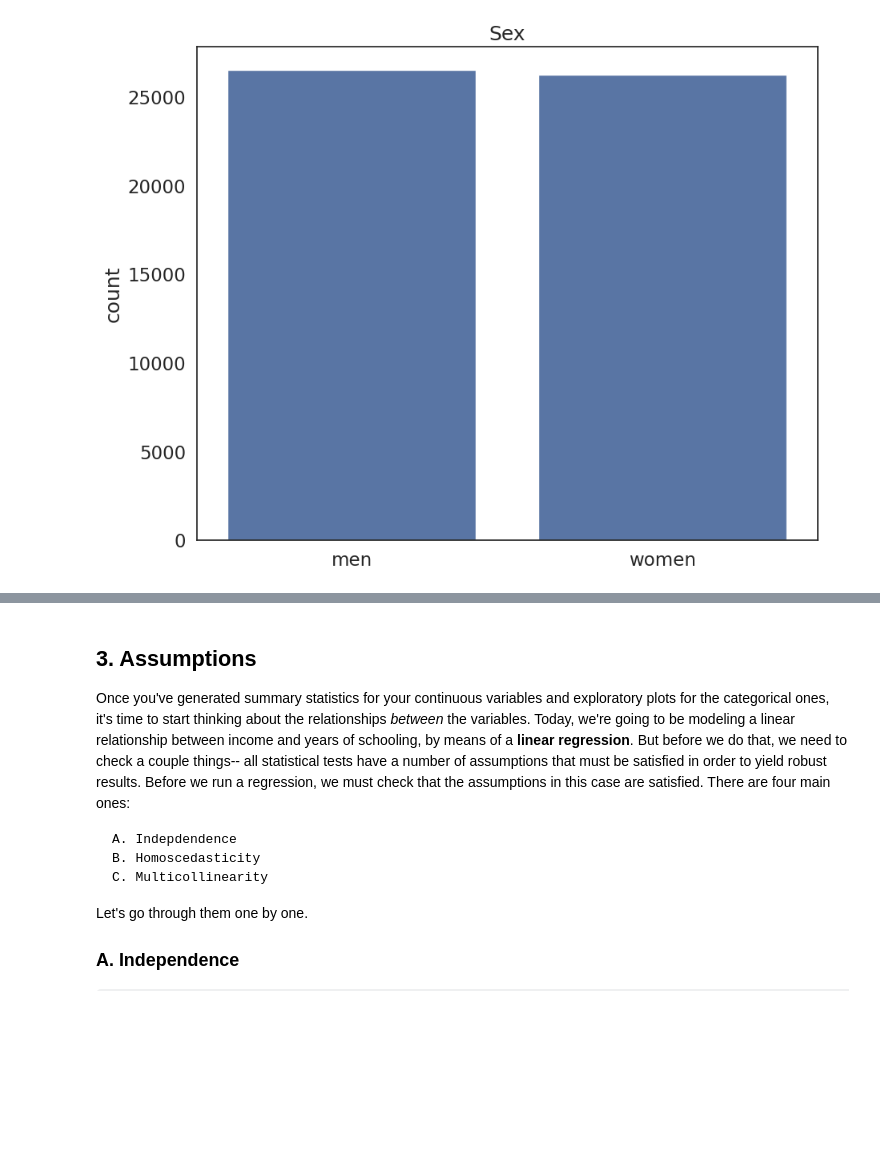
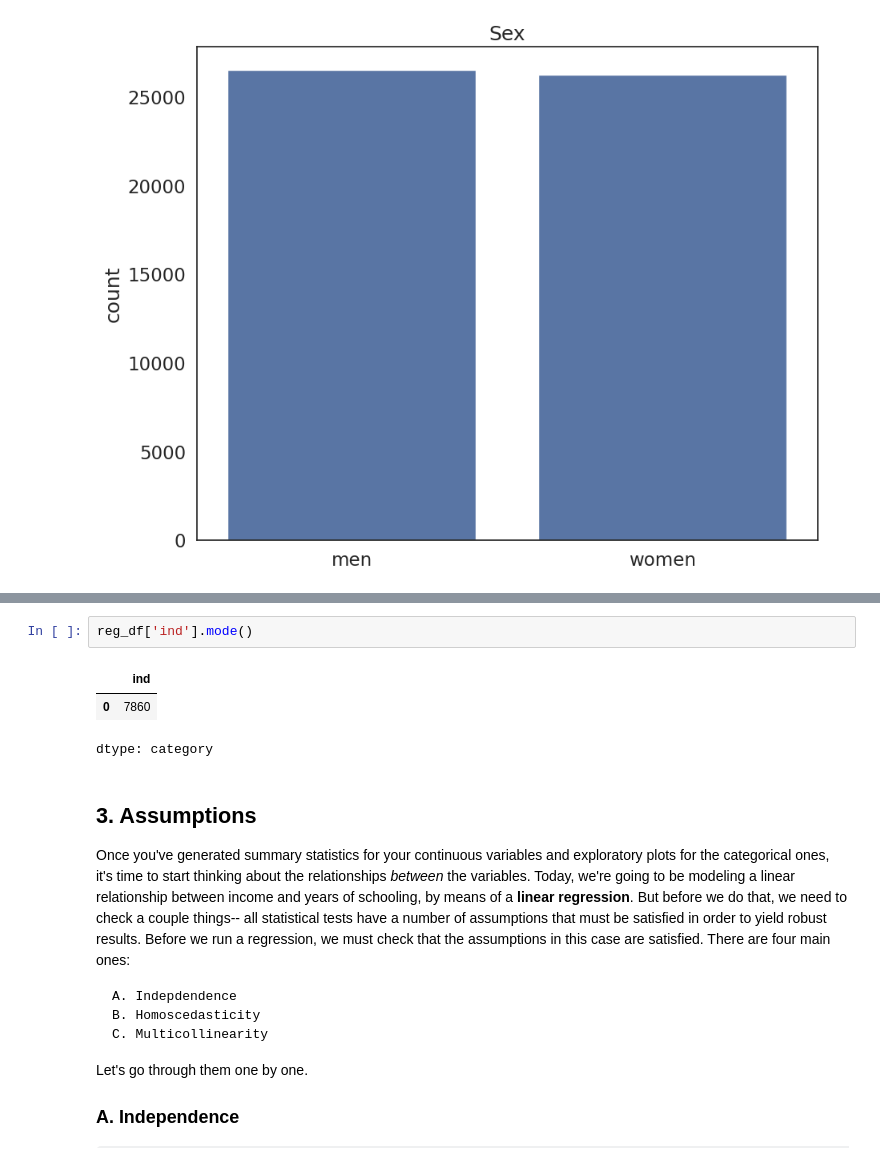
Before and after one commit to niallmirza/QM2, a Jupyter notebook: W07_Regression.ipynb, the cells around one changed output, grey strips where cells are left out. Drawn from its saved outputs; the diff is of its cells as text; blank space fills up the shorter version.

```diff
--- a/W07_Regression.ipynb
+++ b/W07_Regression.ipynb
@@ -181,3 +183,9 @@ plt.show()
+# %%
+reg_df['ind'].mode()
+# %% [output]
+|  | ind |
+| 0 | 7860 |
+dtype: category
 # %% [markdown]
 ## 3. Assumptions
 
```
Also changed, not shown: parts of 10 cells of this notebook.
